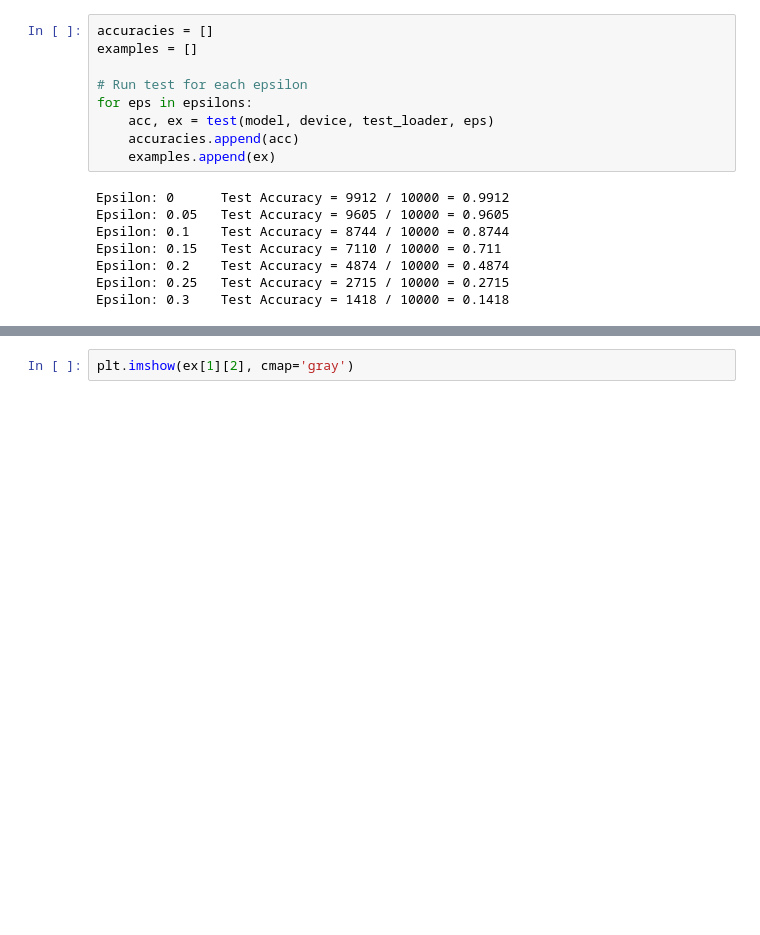
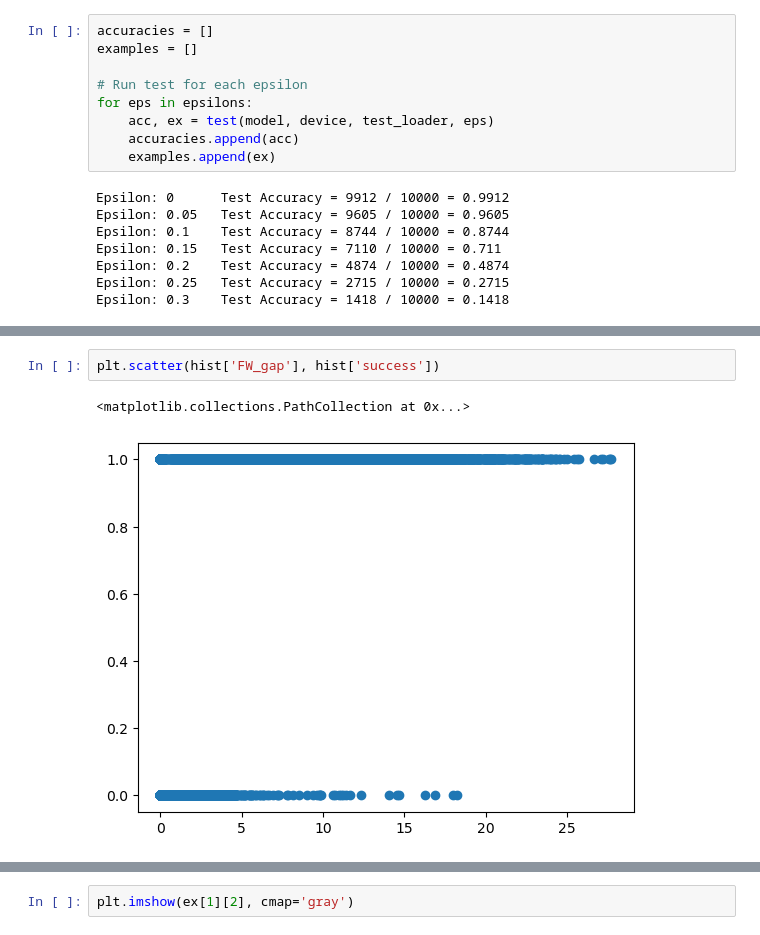
Before and after one commit to TannerAGraves/FW-variants-for-WB-Adversarial-Attacks, a Jupyter notebook: experimental/attack_tests.ipynb, the cells around one changed output, grey strips where cells are left out. Drawn from its saved outputs; the diff is of its cells as text; blank space fills up the shorter version.

```diff
--- a/experimental/FGSM.ipynb
+++ b/experimental/attack_tests.ipynb
@@ -345,0 +403,5 @@ Epsilon: 0.1    Test Accuracy = 792 / 1000 = 0.792
+# %%
+plt.scatter(hist['FW_gap'], hist['success'])
+# %% [output]
+<matplotlib.collections.PathCollection at 0x...>
+[figure, added]
```
Also changed, not shown: parts of 8 cells of this notebook.
